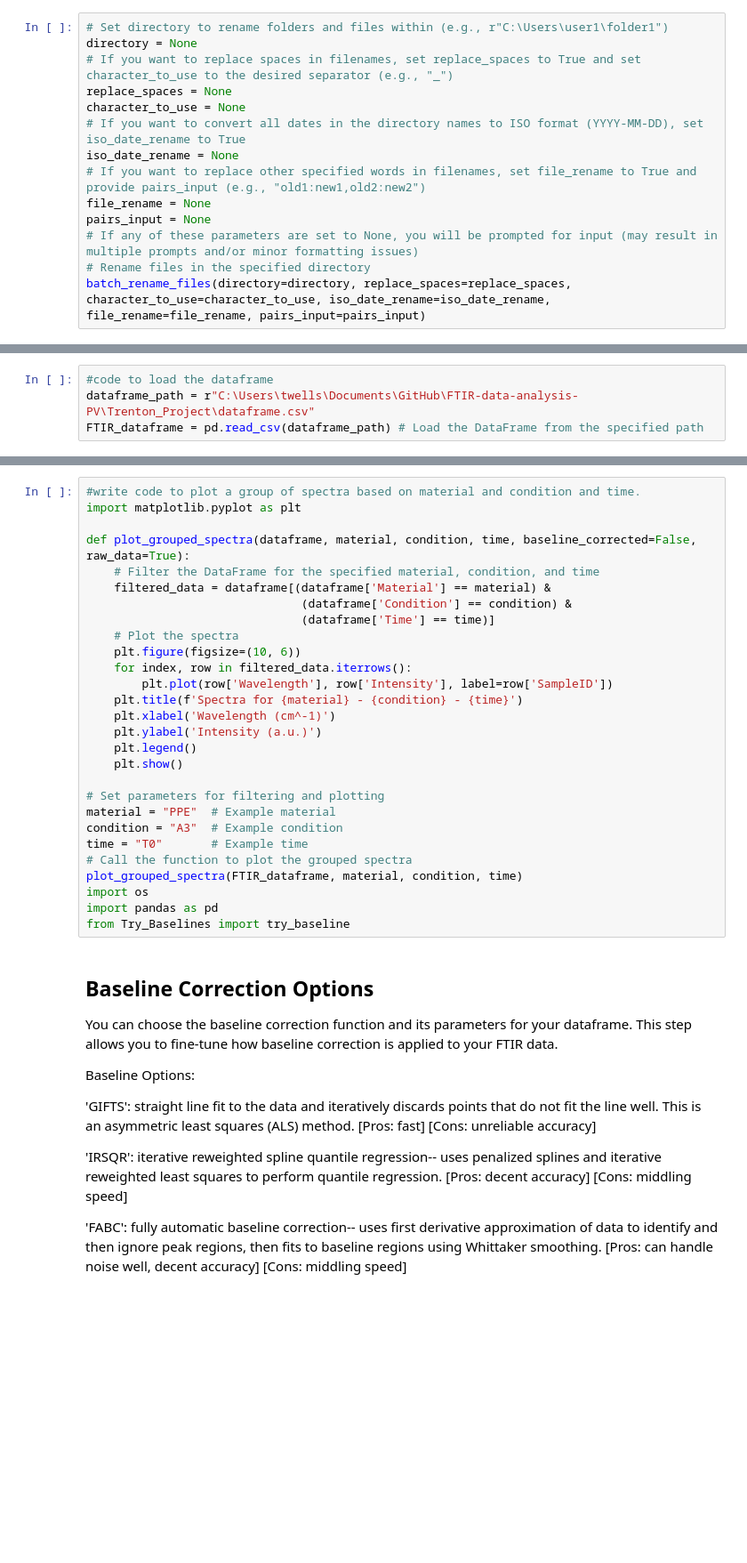
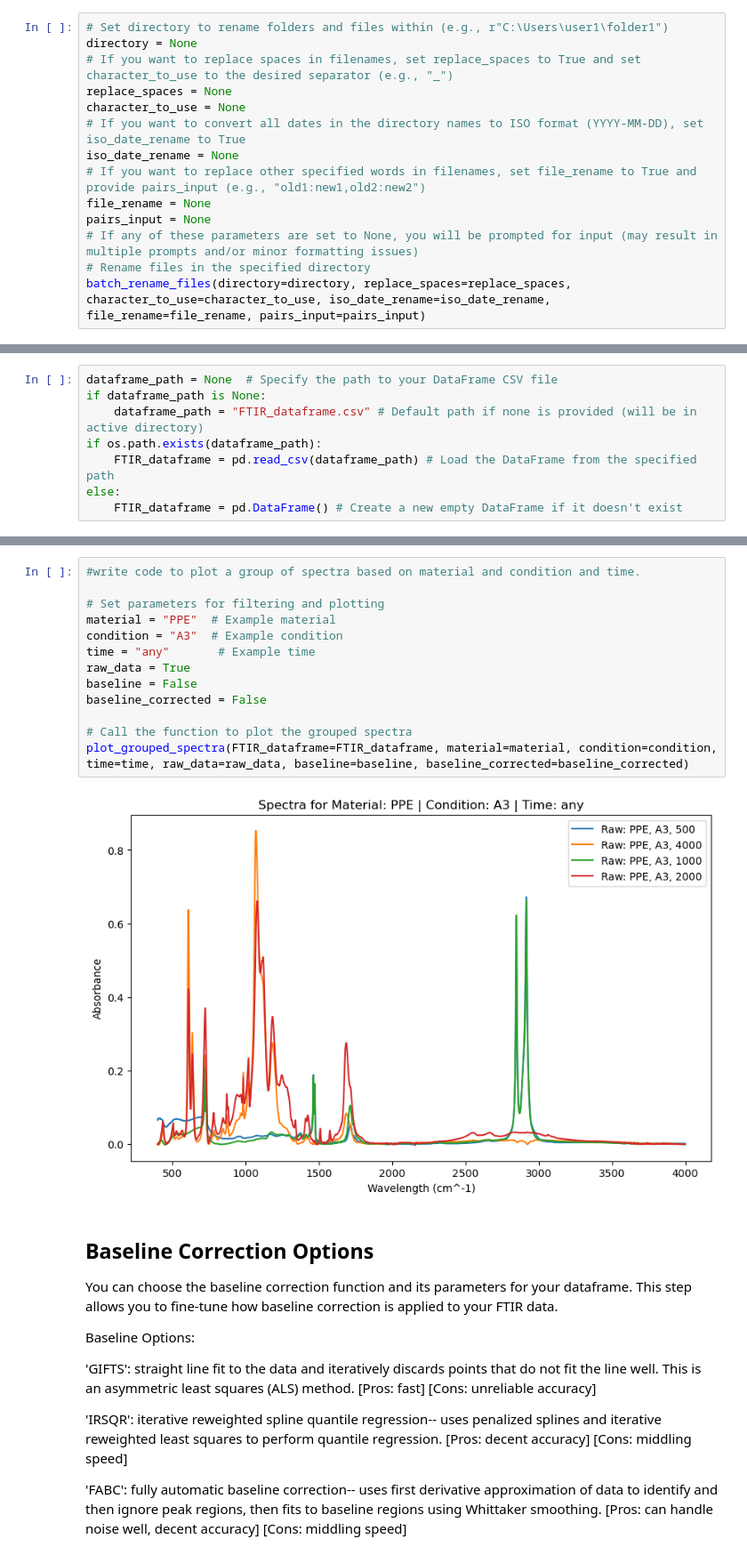
Before and after one commit to Trenton-Wells/FTIR-data-analysis-PV, a Jupyter notebook: Trenton_Project/Main.ipynb, the cells around one changed output, grey strips where cells are left out. Shown at 89% size. Saved outputs shown, nothing was run; the diff lists cells and outputs as text; blank space fills up the shorter version.

Commit message:
Renamed Dataframe_Mod to Analysis, continued work on Main functionality

```diff
--- a/Trenton_Project/Main.ipynb
+++ b/Trenton_Project/Main.ipynb
@@ -52,7 +48,11 @@ Load the dataframe
 # %%
-#code to load the dataframe
-dataframe_path = r"C:\Users\twells\Documents\GitHub\FTIR-data-analysis-PV\Trenton_Project\dataframe.csv"
-FTIR_dataframe = pd.read_csv(dataframe_path) # Load the DataFrame from the specified path
+dataframe_path = None  # Specify the path to your DataFrame CSV file
+if dataframe_path is None:
+    dataframe_path = "FTIR_dataframe.csv" # Default path if none is provided (will be in active directory)
+if os.path.exists(dataframe_path):
+    FTIR_dataframe = pd.read_csv(dataframe_path) # Load the DataFrame from the specified path
+else:
+    FTIR_dataframe = pd.DataFrame() # Create a new empty DataFrame if it doesn't exist
 # %% [markdown]
 ## File Info Extraction
 Gathers file information and builds the main data structure for analysis. Repeated uses can append new data into the DataFrame.
@@ -88,31 +113,18 @@ FTIR_dataframe=file_info_extractor(FTIR_dataframe=FTIR_dataframe, file_types=fil
 # %%
 #write code to plot a group of spectra based on material and condition and time.
-import matplotlib.pyplot as plt
-
-def plot_grouped_spectra(dataframe, material, condition, time, baseline_corrected=False, raw_data=True):
-    # Filter the DataFrame for the specified material, condition, and time
-    filtered_data = dataframe[(dataframe['Material'] == material) &
-                               (dataframe['Condition'] == condition) &
-                               (dataframe['Time'] == time)]
-    # Plot the spectra
-    plt.figure(figsize=(10, 6))
-    for index, row in filtered_data.iterrows():
-        plt.plot(row['Wavelength'], row['Intensity'], label=row['SampleID'])
-    plt.title(f'Spectra for {material} - {condition} - {time}')
-    plt.xlabel('Wavelength (cm^-1)')
-    plt.ylabel('Intensity (a.u.)')
-    plt.legend()
-    plt.show()
 
 # Set parameters for filtering and plotting
 material = "PPE"  # Example material
 condition = "A3"  # Example condition
-time = "T0"       # Example time
+time = "any"       # Example time
+raw_data = True
+baseline = False
+baseline_corrected = False
+
 # Call the function to plot the grouped spectra
-plot_grouped_spectra(FTIR_dataframe, material, condition, time)
-import os
-import pandas as pd
-from Try_Baselines import try_baseline
+plot_grouped_spectra(FTIR_dataframe=FTIR_dataframe, material=material, condition=condition, time=time, raw_data=raw_data, baseline=baseline, baseline_corrected=baseline_corrected)
+# %% [output]
+[figure, added]
 # %% [markdown]
 ## Baseline Correction Options
 You can choose the baseline correction function and its parameters for your dataframe. This step allows you to fine-tune how baseline correction is applied to your FTIR data.
```
Also changed, not shown: parts of 12 cells of this notebook, 9 other files.
